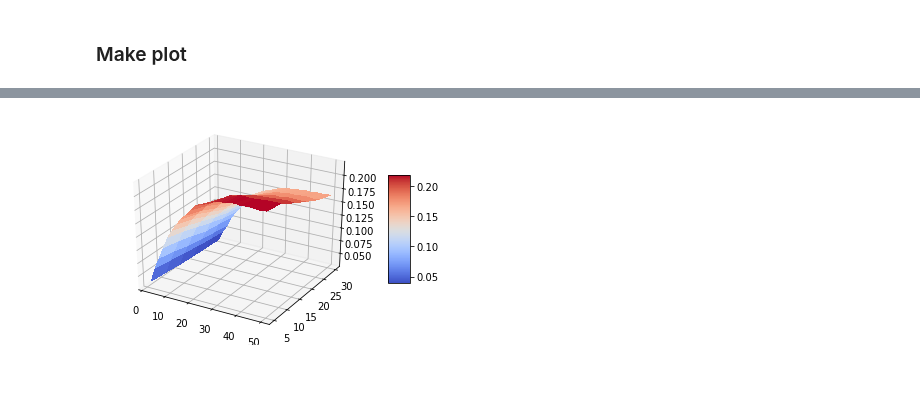
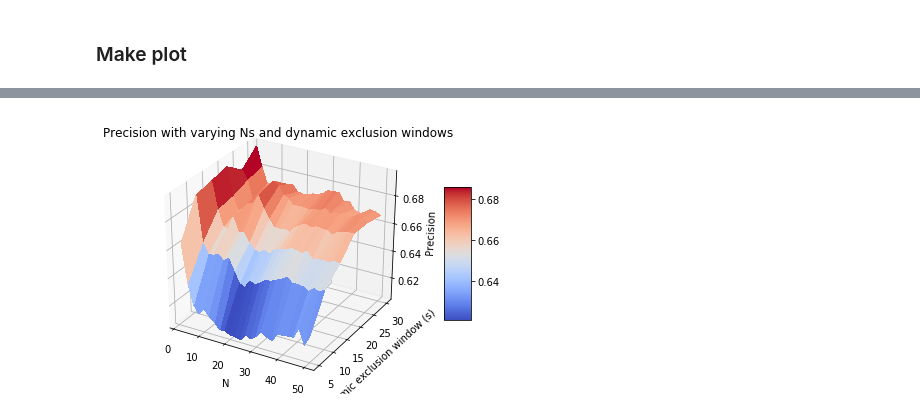
Before and after one commit to sdrogers/clms, a Jupyter notebook: Simulator/notebooks/top-N-experiments-analysis.ipynb, the cells around one changed output, grey strips where cells are left out. Drawn from its saved outputs; the diff is of its cells as text; code cells hidden in the pictures; blank space fills up the shorter version.

```diff
--- a/Simulator/notebooks/top-N-experiments-analysis.ipynb
+++ b/Simulator/notebooks/top-N-experiments-analysis.ipynb
@@ -189,27 +186,28 @@ Text(0.5, 1.0, 'rt_tol=15')
 ### Compute performance for varying Ns and rt_tols
 # %%
 X, Y = np.meshgrid(Ns, rt_tols)
-Z_total_ms2_peaks = np.zeros_like(X)
-Z_num_fragmented_chems = np.zeros_like(X).astype(float)
+Z_precision = np.zeros_like(X).astype(float)
+Z_recall = np.zeros_like(X).astype(float)
+Z_f1 = np.zeros_like(X).astype(float)
 # %%
 for j in range(X.shape[1]):
     for i in range(X.shape[0]):
-        if Z_total_ms2_peaks[i, j] == 0:
-            N = X[i, j]
-            rt_tol = Y[i, j]
-            analysis_name = 'experiment_N_%d_rttol_%d' % (N, rt_tol)
-            pickle_in = '%s/%s.p' % (results_dir, analysis_name)
+        N = X[i, j]
+        rt_tol = Y[i, j]
+        analysis_name = 'experiment_N_%d_rttol_%d' % (N, rt_tol)
+        pickle_in = '%s/%s.p' % (results_dir, analysis_name)
 
-            print('Loading %s' % analysis_name)
-            try:
-                controller = load_obj(pickle_in)
-            except FileNotFoundError:
-                controller = None
+        print('Loading %s' % analysis_name)
+        try:
+            controller = load_obj(pickle_in)
+        except FileNotFoundError:
+            controller = None
 
-            # compute performance
-            if controller is not None:
-                total_ms2_peaks, props = compute_performance(controller, dataset)
-                Z_total_ms2_peaks[i, j] = total_ms2_peaks
-                Z_num_fragmented_chems[i, j] = props
+        # compute performance
+        if controller is not None:
+            tp, fp, fn, prec, rec, f1 = compute_performance(controller, dataset)
+            Z_precision[i, j] = prec
+            Z_recall[i, j] = rec
+            Z_f1[i, j] = f1
 # %% [output]
 Loading experiment_N_2_rttol_5
@@ -282,4 +282,4 @@ make_plot(X, Y, Z_total_ms2_peaks)
-# %%
-make_plot(X, Y, Z_num_fragmented_chems)
-# %% [output]
-[figure, removed]
+# %%
+make_plot(X, Y, Z_precision, 'N', 'Dynamic exclusion window (s)', 'Precision', 'Precision with varying Ns and dynamic exclusion windows')
+# %% [output]
+[figure, added]
```
Also changed, not shown: parts of 28 cells of this notebook, 3 other files.
